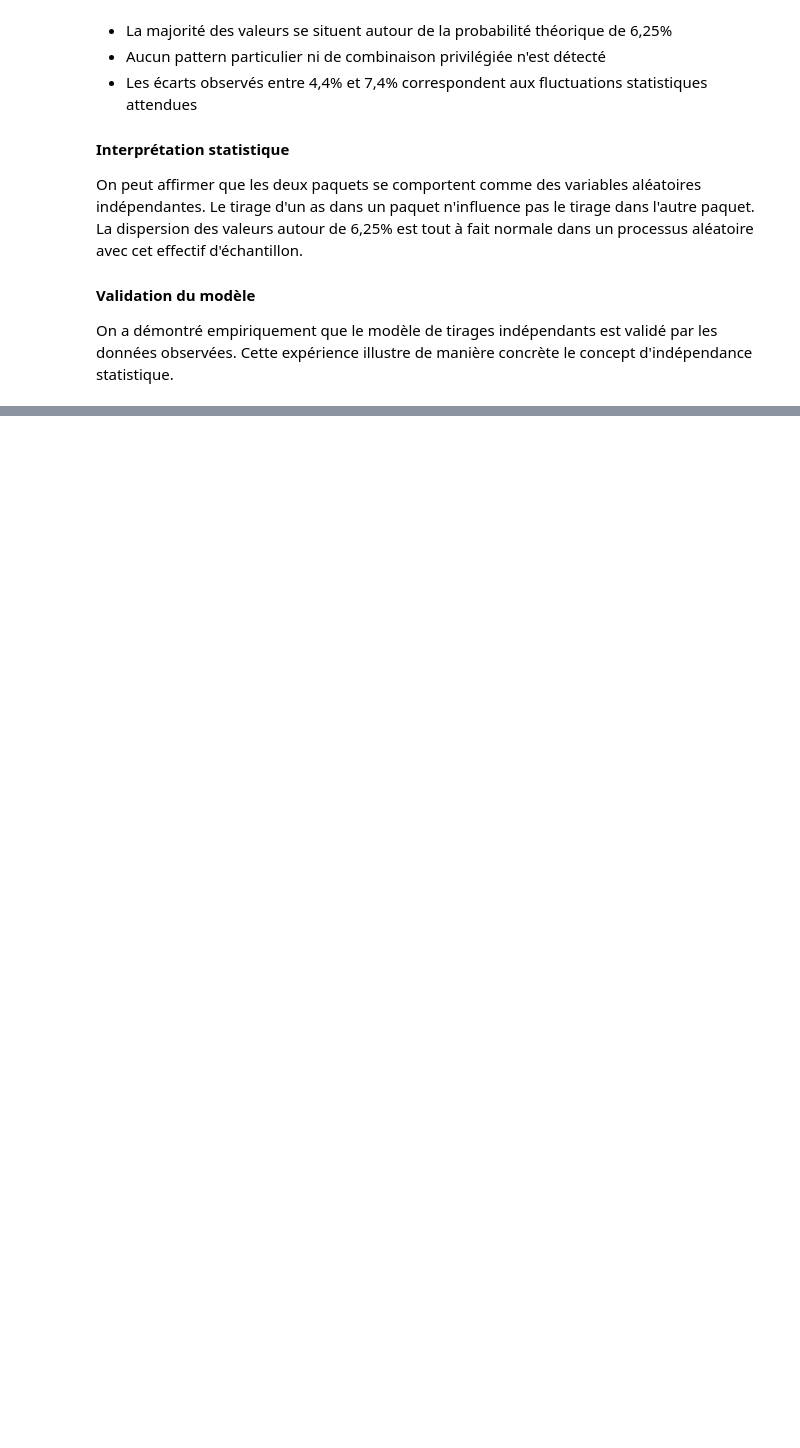
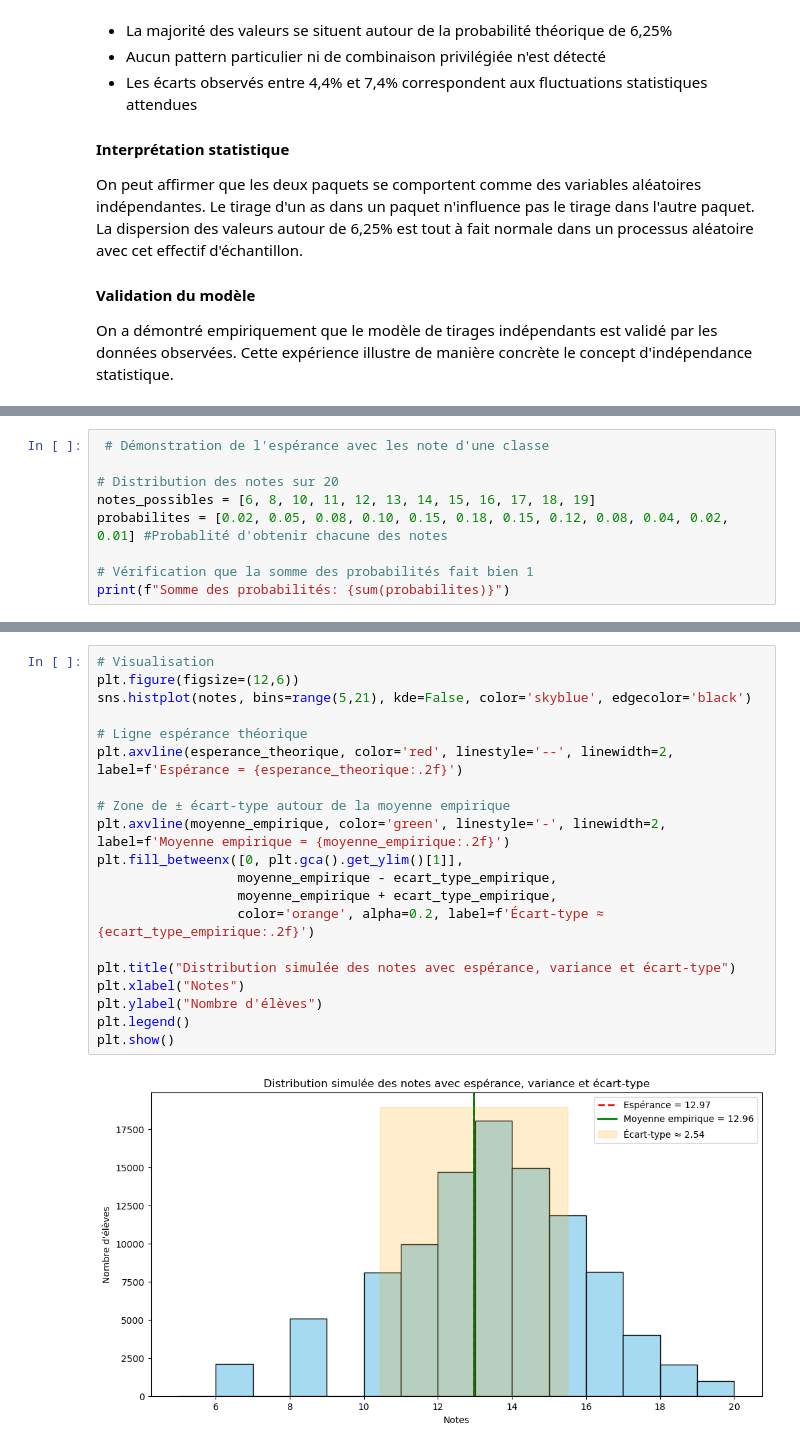
Before and after one commit to Paul-Emmanuel-Buffe/philomathia, a Jupyter notebook: notebooks/philomathia.ipynb, the cells around one changed output, grey strips where cells are left out. Drawn from its saved outputs; the diff is of its cells as text; blank space fills up the shorter version.

Commit message:
added espérance, variance et ecart-type

```diff
--- a/notebooks/philomathia.ipynb
+++ b/notebooks/philomathia.ipynb
@@ -358,0 +569,9 @@ On a démontré empiriquement que le modèle de tirages indépendants est valid
+# %%
+ # Démonstration de l'espérance avec les note d'une classe
+
+# Distribution des notes sur 20
+notes_possibles = [6, 8, 10, 11, 12, 13, 14, 15, 16, 17, 18, 19]
+probabilites = [0.02, 0.05, 0.08, 0.10, 0.15, 0.18, 0.15, 0.12, 0.08, 0.04, 0.02, 0.01] #Probablité d'obtenir chacune des notes
+
+# Vérification que la somme des probabilités fait bien 1
+print(f"Somme des probabilités: {sum(probabilites)}")
@@ -358,0 +613,22 @@ On a démontré empiriquement que le modèle de tirages indépendants est valid
+# %%
+# Visualisation
+plt.figure(figsize=(12,6))
+sns.histplot(notes, bins=range(5,21), kde=False, color='skyblue', edgecolor='black')
+
+# Ligne espérance théorique
+plt.axvline(esperance_theorique, color='red', linestyle='--', linewidth=2, label=f'Espérance = {esperance_theorique:.2f}')
+
+# Zone de ± écart-type autour de la moyenne empirique
+plt.axvline(moyenne_empirique, color='green', linestyle='-', linewidth=2, label=f'Moyenne empirique = {moyenne_empirique:.2f}')
+plt.fill_betweenx([0, plt.gca().get_ylim()[1]],
+                  moyenne_empirique - ecart_type_empirique,
+                  moyenne_empirique + ecart_type_empirique,
+                  color='orange', alpha=0.2, label=f'Écart-type ≈ {ecart_type_empirique:.2f}')
+
+plt.title("Distribution simulée des notes avec espérance, variance et écart-type")
+plt.xlabel("Notes")
+plt.ylabel("Nombre d'élèves")
+plt.legend()
+plt.show()
+# %% [output]
+[figure, added]
```
Also changed, not shown: parts of 7 cells of this notebook.
